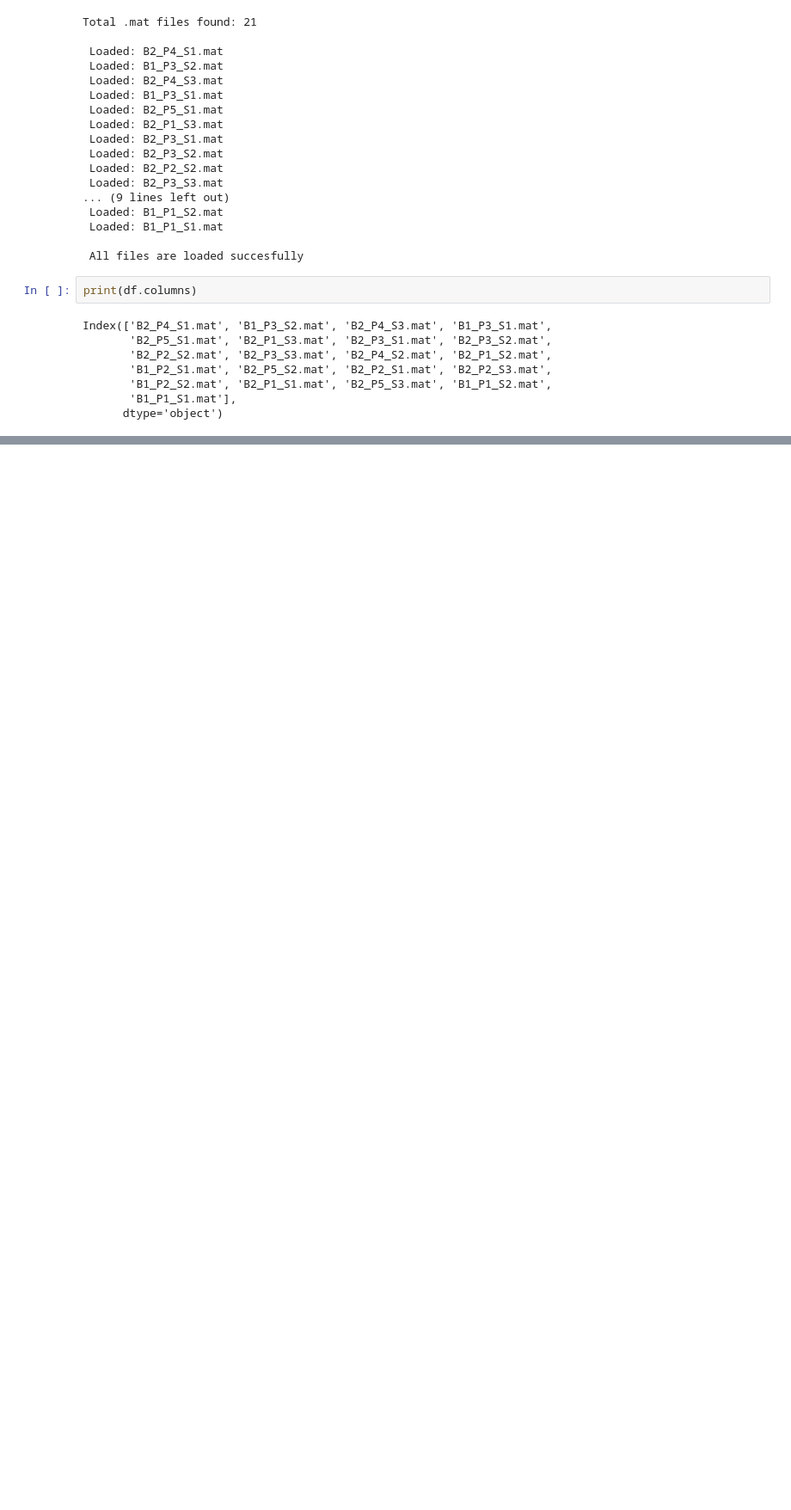
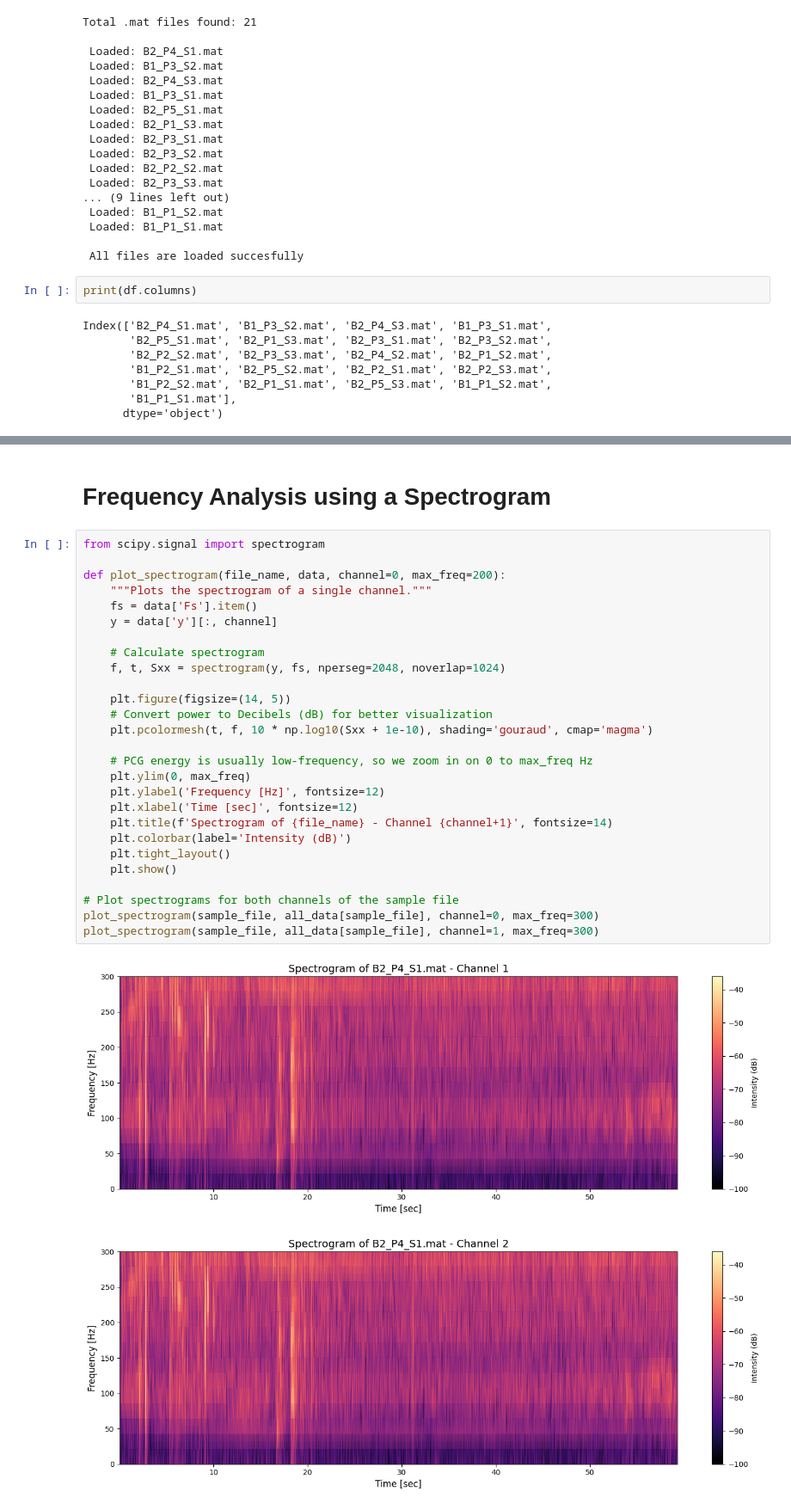
Before and after one commit to M-Jawad01/CSE_475, a Jupyter notebook: project_code/EDA.ipynb, the cells around one changed output, grey strips where cells are left out. Shown at 86% size. Saved outputs shown, nothing was run; the diff lists cells and outputs as text; blank space fills up the shorter version.

```diff
--- a/project_code/EDA.ipynb
+++ b/project_code/EDA.ipynb
@@ -103,0 +189,32 @@ IndexError: list index out of range
+# %% [markdown]
+# **Frequency Analysis using a Spectrogram**
+# %%
+from scipy.signal import spectrogram
+
+def plot_spectrogram(file_name, data, channel=0, max_freq=200):
+    """Plots the spectrogram of a single channel."""
+    fs = data['Fs'].item()
+    y = data['y'][:, channel]
+
+    # Calculate spectrogram
+    f, t, Sxx = spectrogram(y, fs, nperseg=2048, noverlap=1024)
+
+    plt.figure(figsize=(14, 5))
+    # Convert power to Decibels (dB) for better visualization
+    plt.pcolormesh(t, f, 10 * np.log10(Sxx + 1e-10), shading='gouraud', cmap='magma')
+
+    # PCG energy is usually low-frequency, so we zoom in on 0 to max_freq Hz
+    plt.ylim(0, max_freq)
+    plt.ylabel('Frequency [Hz]', fontsize=12)
+    plt.xlabel('Time [sec]', fontsize=12)
+    plt.title(f'Spectrogram of {file_name} - Channel {channel+1}', fontsize=14)
+    plt.colorbar(label='Intensity (dB)')
+    plt.tight_layout()
+    plt.show()
+
+# Plot spectrograms for both channels of the sample file
+plot_spectrogram(sample_file, all_data[sample_file], channel=0, max_freq=300)
+plot_spectrogram(sample_file, all_data[sample_file], channel=1, max_freq=300)
+# %% [output]
+[figure, added]
+[figure, added]
```
Also changed, not shown: parts of 12 cells of this notebook.
